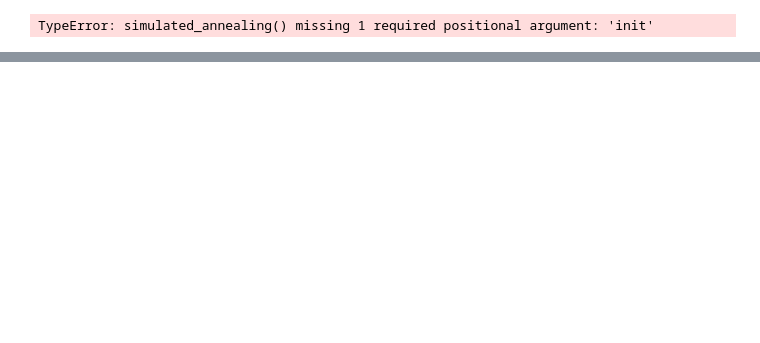
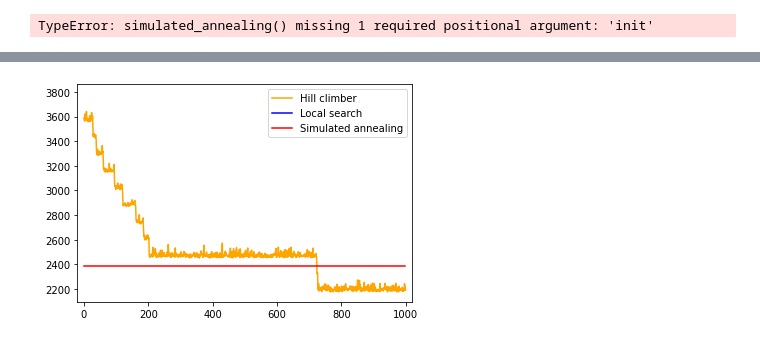
Before and after one commit to Edems10/matematicka_informatika, a Jupyter notebook: 03.ipynb, the cells around one changed output, grey strips where cells are left out. Saved outputs shown, nothing was run; the diff lists cells and outputs as text; code cells hidden in the pictures; blank space fills up the shorter version.

```diff
--- a/03.ipynb
+++ b/03.ipynb
@@ -341,10 +319,12 @@ df
 # %%
-plt.plot(hill_climber_with_schwefel, color = 'orange', label = 'Hill climber')
-plt.plot(local_search_with_schwefel, color  = 'blue', label = 'Local search')
-plt.plot(simulated_annealing_with_schwefel, color = 'red', label = 'Simulated annealing')
+plt.plot(hc_schwefell[0], color = 'orange', label = 'Hill climber')
+plt.plot(ls_schwefel[0], color  = 'blue', label = 'Local search')
+plt.plot(sa_schwefell[0], color = 'red', label = 'Simulated annealing')
 plt.xlim(-20,1020)
 plt.legend()
 plt.show()
+# %% [output]
+[figure, added]
 # %%
 minimum = np.array([np.min(local_search_with_schwefel_tab), np.min(hill_climber_with_schwefel_tab), np.min(simulated_annealing_with_schwefel_tab)])
 maximum = np.array([np.max(local_search_with_schwefel_tab), np.max(hill_climber_with_schwefel_tab), np.max(simulated_annealing_with_schwefel_tab)])
```
Also changed, not shown: parts of 6 cells of this notebook.
